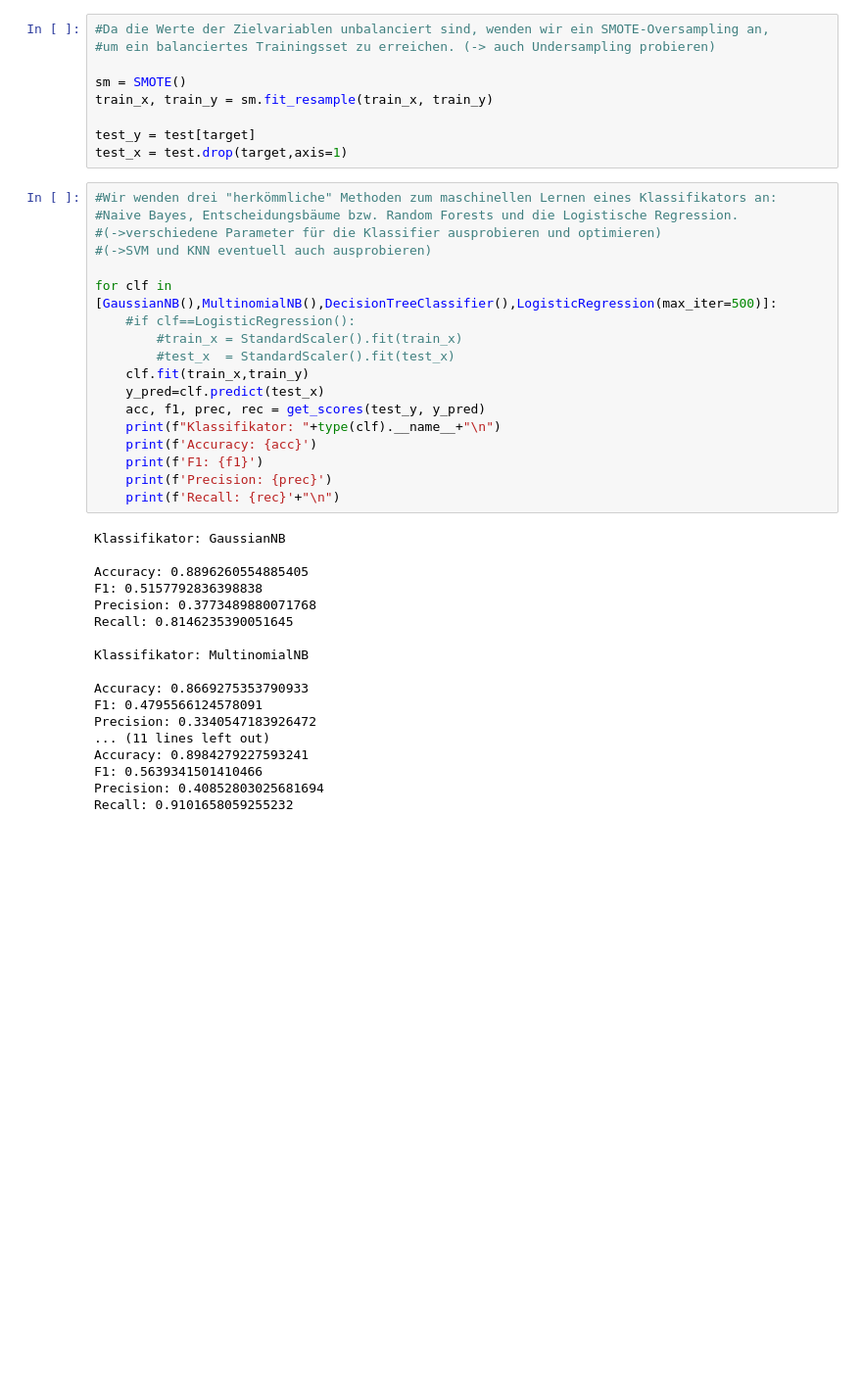
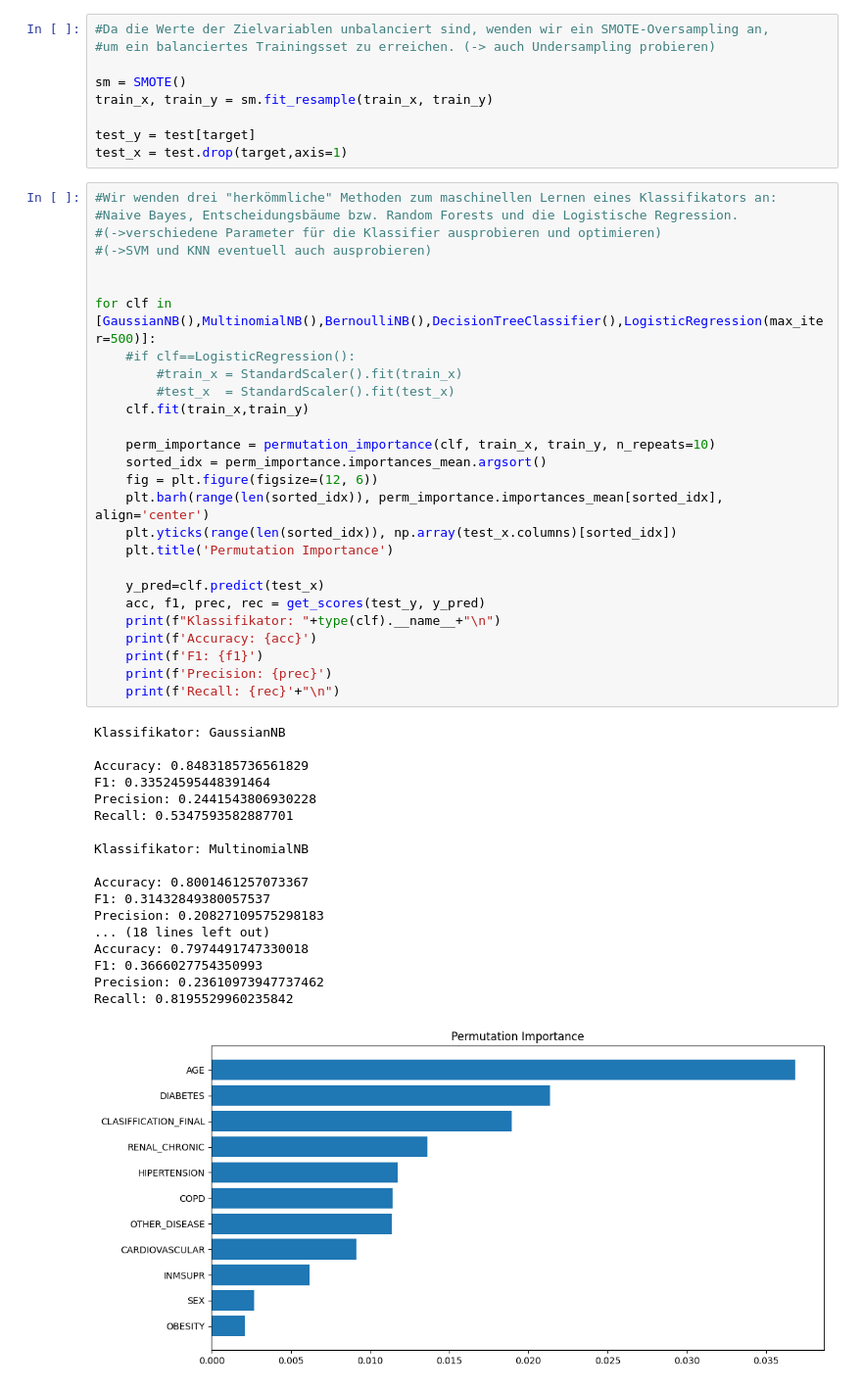
Before and after one commit to roink/covid-19-risiko-erkennung, a Jupyter notebook: notebooks/1.04-CK-Analyse.ipynb, the cells around one changed output. Shown at 98% size. Drawn from its saved outputs; the diff is of its cells as text; blank space fills up the shorter version.

```diff
--- a/notebooks/1.04-CK-Analyse.ipynb
+++ b/notebooks/1.04-CK-Analyse.ipynb
@@ -108,36 +118,46 @@ test_x = test.drop(target,axis=1)
 # %%
 #Wir wenden drei "herkömmliche" Methoden zum maschinellen Lernen eines Klassifikators an:
 #Naive Bayes, Entscheidungsbäume bzw. Random Forests und die Logistische Regression.
 #(->verschiedene Parameter für die Klassifier ausprobieren und optimieren)
 #(->SVM und KNN eventuell auch ausprobieren)
 
-for clf in [GaussianNB(),MultinomialNB(),DecisionTreeClassifier(),LogisticRegression(max_iter=500)]:
+
+for clf in [GaussianNB(),MultinomialNB(),BernoulliNB(),DecisionTreeClassifier(),LogisticRegression(max_iter=500)]:
     #if clf==LogisticRegression():
         #train_x = StandardScaler().fit(train_x)
         #test_x  = StandardScaler().fit(test_x)
     clf.fit(train_x,train_y)
+
+    perm_importance = permutation_importance(clf, train_x, train_y, n_repeats=10)
+    sorted_idx = perm_importance.importances_mean.argsort()
+    fig = plt.figure(figsize=(12, 6))
+    plt.barh(range(len(sorted_idx)), perm_importance.importances_mean[sorted_idx], align='center')
+    plt.yticks(range(len(sorted_idx)), np.array(test_x.columns)[sorted_idx])
+    plt.title('Permutation Importance')
+
     y_pred=clf.predict(test_x)
     acc, f1, prec, rec = get_scores(test_y, y_pred)
     print(f"Klassifikator: "+type(clf).__name__+"\n")
     print(f'Accuracy: {acc}')
     print(f'F1: {f1}')
     print(f'Precision: {prec}')
     print(f'Recall: {rec}'+"\n")
 # %% [output]
 Klassifikator: GaussianNB
 
-Accuracy: 0.8896260554885405
-F1: 0.5157792836398838
-Precision: 0.3773489880071768
-Recall: 0.8146235390051645
+Accuracy: 0.8483185736561829
+F1: 0.33524595448391464
+Precision: 0.2441543806930228
+Recall: 0.5347593582887701
 
 Klassifikator: MultinomialNB
 
-Accuracy: 0.8669275353790933
-F1: 0.4795566124578091
-Precision: 0.3340547183926472
-... (11 lines left out)
-Accuracy: 0.8984279227593241
-F1: 0.5639341501410466
-Precision: 0.40852803025681694
-Recall: 0.9101658059255232
+Accuracy: 0.8001461257073367
+F1: 0.31432849380057537
+Precision: 0.20827109575298183
+... (18 lines left out)
+Accuracy: 0.7974491747330018
+F1: 0.3666027754350993
+Precision: 0.23610973947737462
+Recall: 0.8195529960235842
+[figure, added]
```
Also changed, not shown: parts of 5 cells of this notebook.
